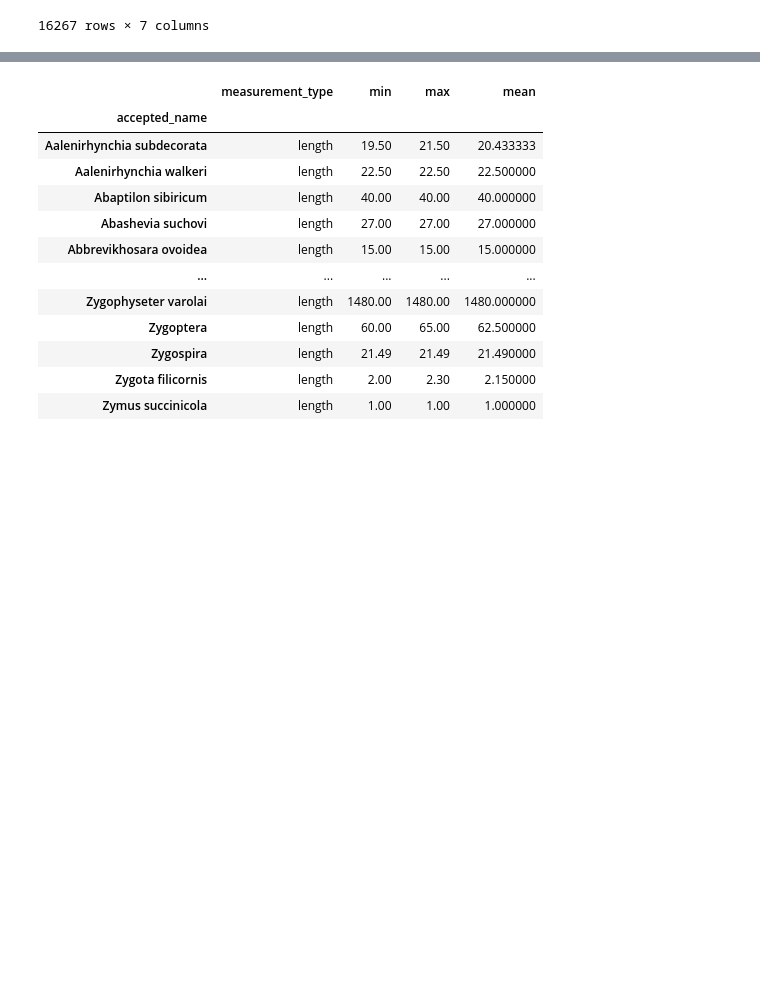
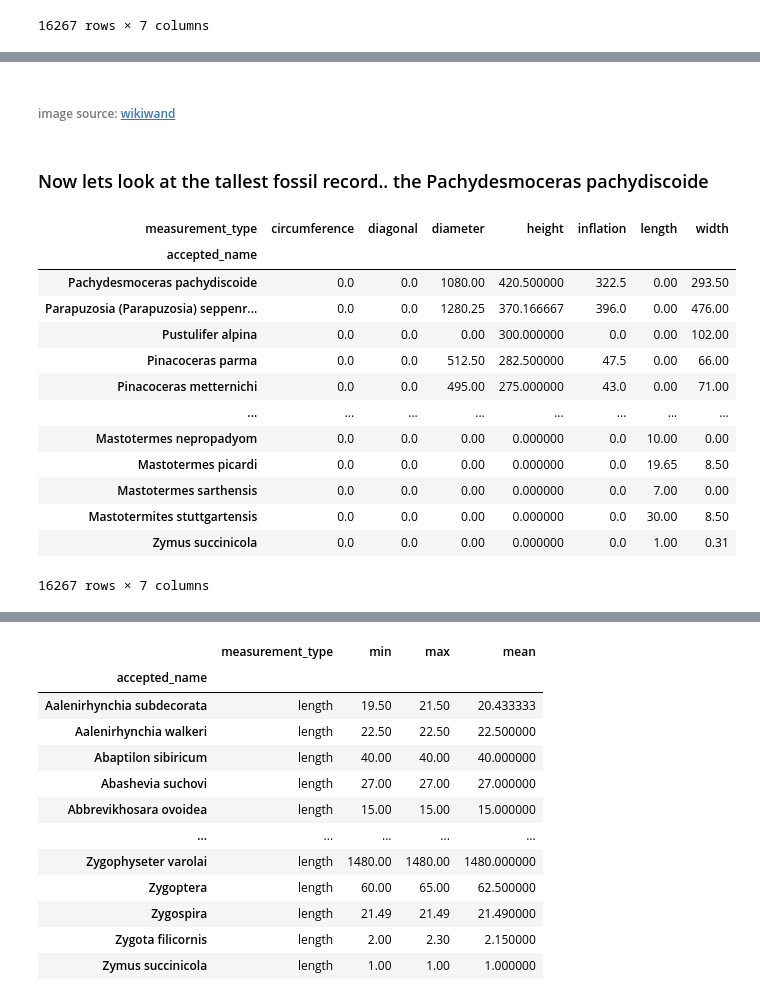
Before and after one commit to loustephjones/Solo-dino-project-DSPT7, a Jupyter notebook: new_start.ipynb, the cells around one changed output, grey strips where cells are left out. Cells and saved outputs as stored; diff of their text form; code cells hidden in the pictures; blank space fills up the shorter version.

Commit message:
added images

```diff
--- a/new_start.ipynb
+++ b/new_start.ipynb
@@ -199,0 +248,21 @@ pivot
+# %% [markdown]
+###### image source: [wikiwand](embedded-picture-1)
+# %% [markdown]
+### Now lets look at the tallest fossil record.. the Pachydesmoceras pachydiscoide
+# %%
+pivot.sort_values(by = 'height', ascending=False)
+# %% [output]
+| measurement_type | circumference | diagonal | diameter | height | inflation | length | width |
+| accepted_name |  |  |  |  |  |  |  |
+| Pachydesmoceras pachydiscoide | 0.0 | 0.0 | 1080.00 | 420.500000 | 322.5 | 0.00 | 293.50 |
+| Parapuzosia (Parapuzosia) seppenr... | 0.0 | 0.0 | 1280.25 | 370.166667 | 396.0 | 0.00 | 476.00 |
+| Pustulifer alpina | 0.0 | 0.0 | 0.00 | 300.000000 | 0.0 | 0.00 | 102.00 |
+| Pinacoceras parma | 0.0 | 0.0 | 512.50 | 282.500000 | 47.5 | 0.00 | 66.00 |
+| Pinacoceras metternichi | 0.0 | 0.0 | 495.00 | 275.000000 | 43.0 | 0.00 | 71.00 |
+| ... | ... | ... | ... | ... | ... | ... | ... |
+| Mastotermes nepropadyom | 0.0 | 0.0 | 0.00 | 0.000000 | 0.0 | 10.00 | 0.00 |
+| Mastotermes picardi | 0.0 | 0.0 | 0.00 | 0.000000 | 0.0 | 19.65 | 8.50 |
+| Mastotermes sarthensis | 0.0 | 0.0 | 0.00 | 0.000000 | 0.0 | 7.00 | 0.00 |
+| Mastotermites stuttgartensis | 0.0 | 0.0 | 0.00 | 0.000000 | 0.0 | 30.00 | 8.50 |
+| Zymus succinicola | 0.0 | 0.0 | 0.00 | 0.000000 | 0.0 | 1.00 | 0.31 |
+16267 rows × 7 columns
```
Also changed, not shown: parts of 18 cells of this notebook, 3 other files.
